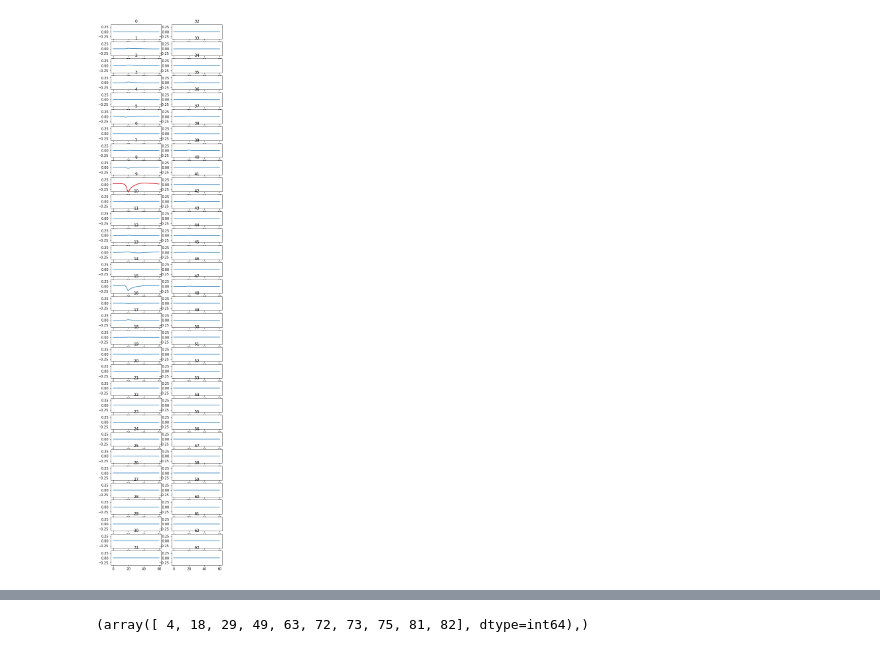
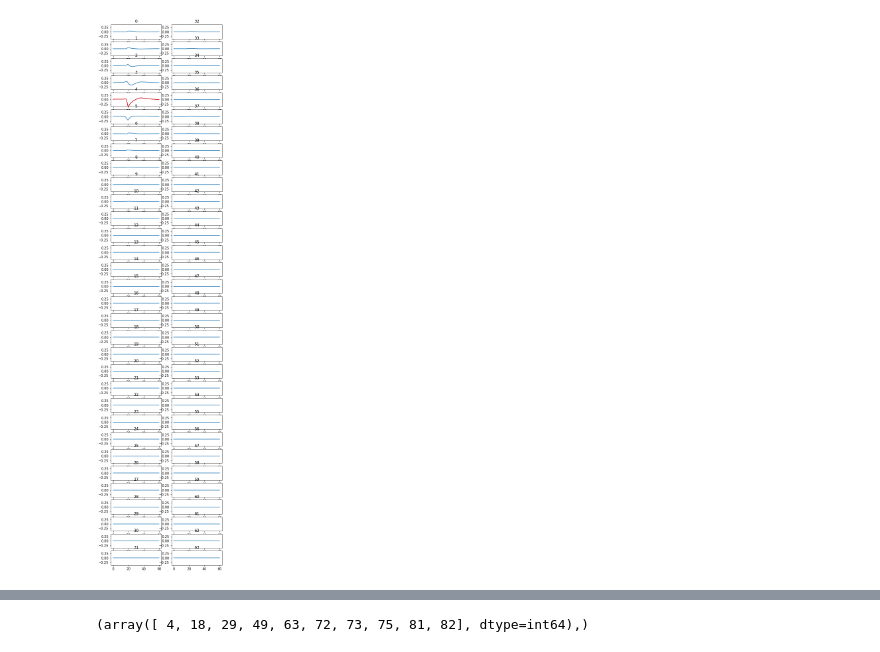
Before and after one commit to nielllab/FreelyMovingEphys, a Jupyter notebook: util/check_spike_templates.ipynb, the cells around one changed output, grey strips where cells are left out. Drawn from its saved outputs; the diff is of its cells as text; code cells hidden in the pictures.

```diff
--- a/util/check_spike_templates.ipynb
+++ b/util/check_spike_templates.ipynb
@@ -26,18 +40,18 @@ plt.plot(clust-sptemp[:,0],'.')
 # %%
-ind =4
+ind =17
 ch = ephys_data_master.at[ind,'ch']
 plt.figure(figsize = (6,30))
 rng = np.max(np.abs(templates[ind,21:,:]))
 for i in range(64):
     if i<32:
         plt.subplot(32,2,2*i+1)
     else:
         plt.subplot(32,2,2*(i-32)+2)
 #    plt.subplot(64,1,i+1)
     plt.title(str(i))
     plt.plot(templates[ind,21:,i])
     if i==ch:
         plt.plot(templates[ind,21:,i],'r')
     plt.ylim([-rng,rng])
 # %% [output]
-[figure, old version]
+[figure, new version]
```
Also changed, not shown: parts of 4 cells of this notebook, 2 other files.
